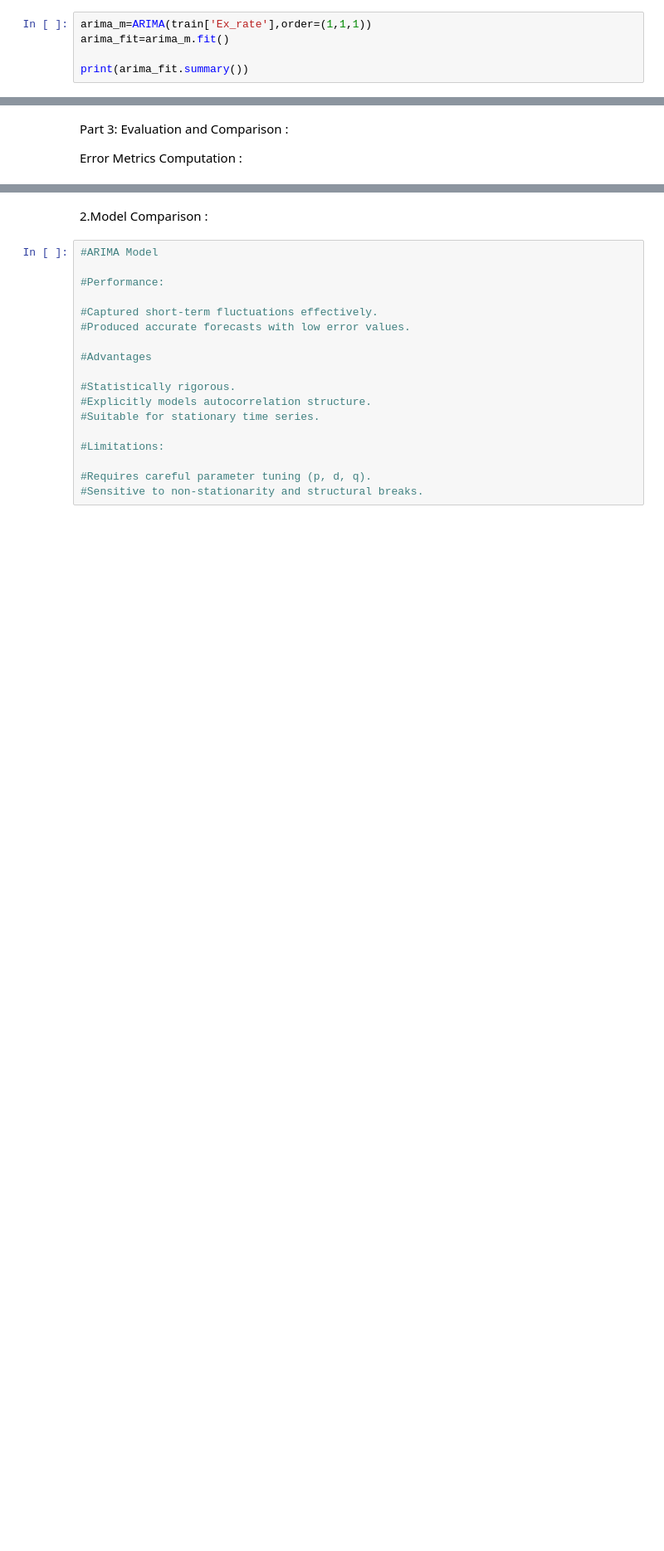
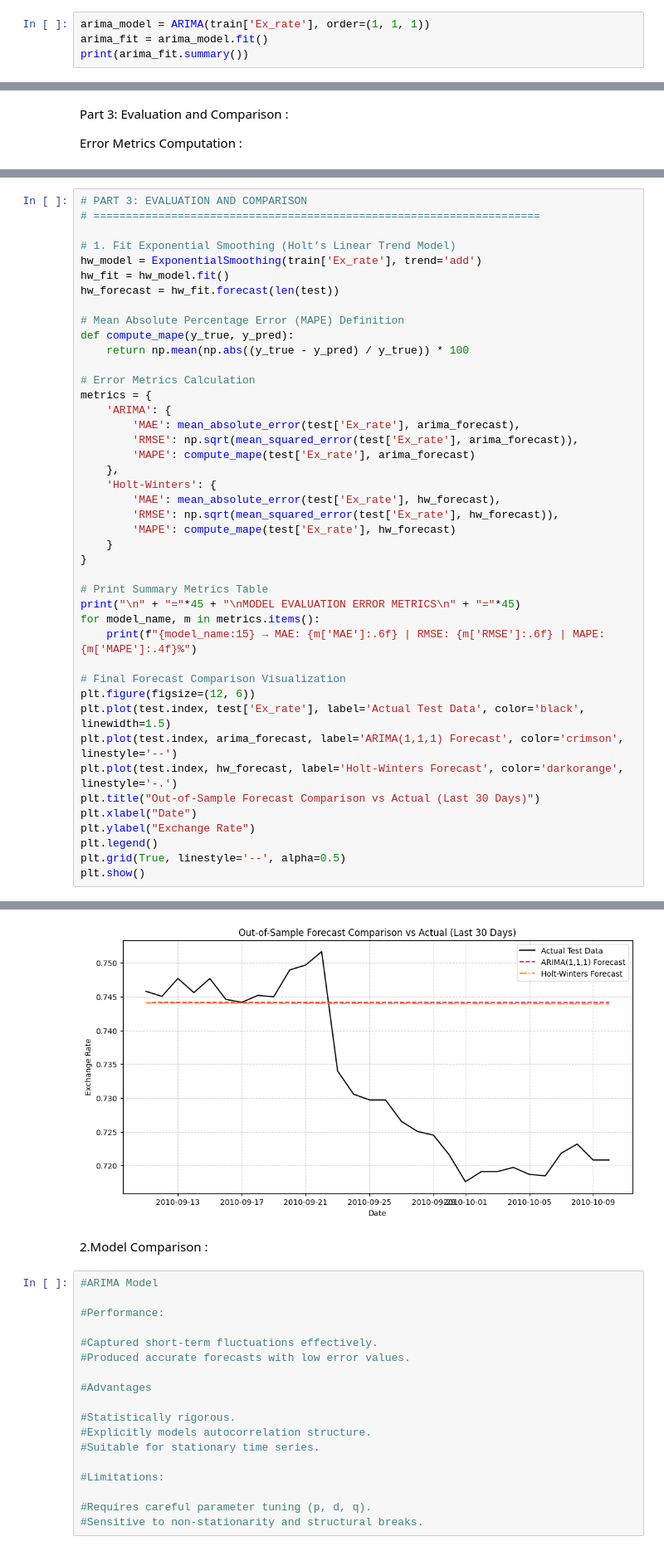
Before and after one commit to jyotiranjansaho/Excelr-Data-Science-Assignment, a Jupyter notebook: 17. Time Series/17_TimeSeries.ipynb, the cells around one changed output, grey strips where cells are left out. Shown at 83% size. Saved outputs shown, nothing was run; the diff lists cells and outputs as text; blank space fills up the shorter version.

```diff
--- a/17. Time Series/17_TimeSeries.ipynb
+++ b/17. Time Series/17_TimeSeries.ipynb
@@ -137,9 +162,8 @@ Model Fitting :
 # %%
 from statsmodels.tsa.arima.model import ARIMA
 # %%
-arima_m=ARIMA(train['Ex_rate'],order=(1,1,1))
-arima_fit=arima_m.fit()
-
+arima_model = ARIMA(train['Ex_rate'], order=(1, 1, 1))
+arima_fit = arima_model.fit()
 print(arima_fit.summary())
 # %% [output]
                                SARIMAX Results
@@ -229,0 +217,44 @@ Holt-Winters → MAE: 0.013423166085935016 RMSE: 0.01649594238711105 MAPE: 1.853
+# %%
+# PART 3: EVALUATION AND COMPARISON
+# =====================================================================
+
+# 1. Fit Exponential Smoothing (Holt’s Linear Trend Model)
+hw_model = ExponentialSmoothing(train['Ex_rate'], trend='add')
+hw_fit = hw_model.fit()
+hw_forecast = hw_fit.forecast(len(test))
+
+# Mean Absolute Percentage Error (MAPE) Definition
+def compute_mape(y_true, y_pred):
+    return np.mean(np.abs((y_true - y_pred) / y_true)) * 100
+
+# Error Metrics Calculation
+metrics = {
+    'ARIMA': {
+        'MAE': mean_absolute_error(test['Ex_rate'], arima_forecast),
+        'RMSE': np.sqrt(mean_squared_error(test['Ex_rate'], arima_forecast)),
+        'MAPE': compute_mape(test['Ex_rate'], arima_forecast)
+    },
+    'Holt-Winters': {
+        'MAE': mean_absolute_error(test['Ex_rate'], hw_forecast),
+        'RMSE': np.sqrt(mean_squared_error(test['Ex_rate'], hw_forecast)),
+        'MAPE': compute_mape(test['Ex_rate'], hw_forecast)
+    }
+}
+
+# Print Summary Metrics Table
+print("\n" + "="*45 + "\nMODEL EVALUATION ERROR METRICS\n" + "="*45)
+for model_name, m in metrics.items():
+    print(f"{model_name:15} → MAE: {m['MAE']:.6f} | RMSE: {m['RMSE']:.6f} | MAPE: {m['MAPE']:.4f}%")
+
+# Final Forecast Comparison Visualization
+plt.figure(figsize=(12, 6))
+plt.plot(test.index, test['Ex_rate'], label='Actual Test Data', color='black', linewidth=1.5)
+plt.plot(test.index, arima_forecast, label='ARIMA(1,1,1) Forecast', color='crimson', linestyle='--')
+plt.plot(test.index, hw_forecast, label='Holt-Winters Forecast', color='darkorange', linestyle='-.')
+plt.title("Out-of-Sample Forecast Comparison vs Actual (Last 30 Days)")
+plt.xlabel("Date")
+plt.ylabel("Exchange Rate")
+plt.legend()
+plt.grid(True, linestyle='--', alpha=0.5)
+plt.show()
+# %% [output]
@@ -230,3 +266,4 @@ Holt-Winters → MAE: 0.013423166085935016 RMSE: 0.01649594238711105 MAPE: 1.853
+[figure, added]
 # %% [markdown]
 2.Model Comparison :
 # %%
```
Also changed, not shown: parts of 18 cells of this notebook.
